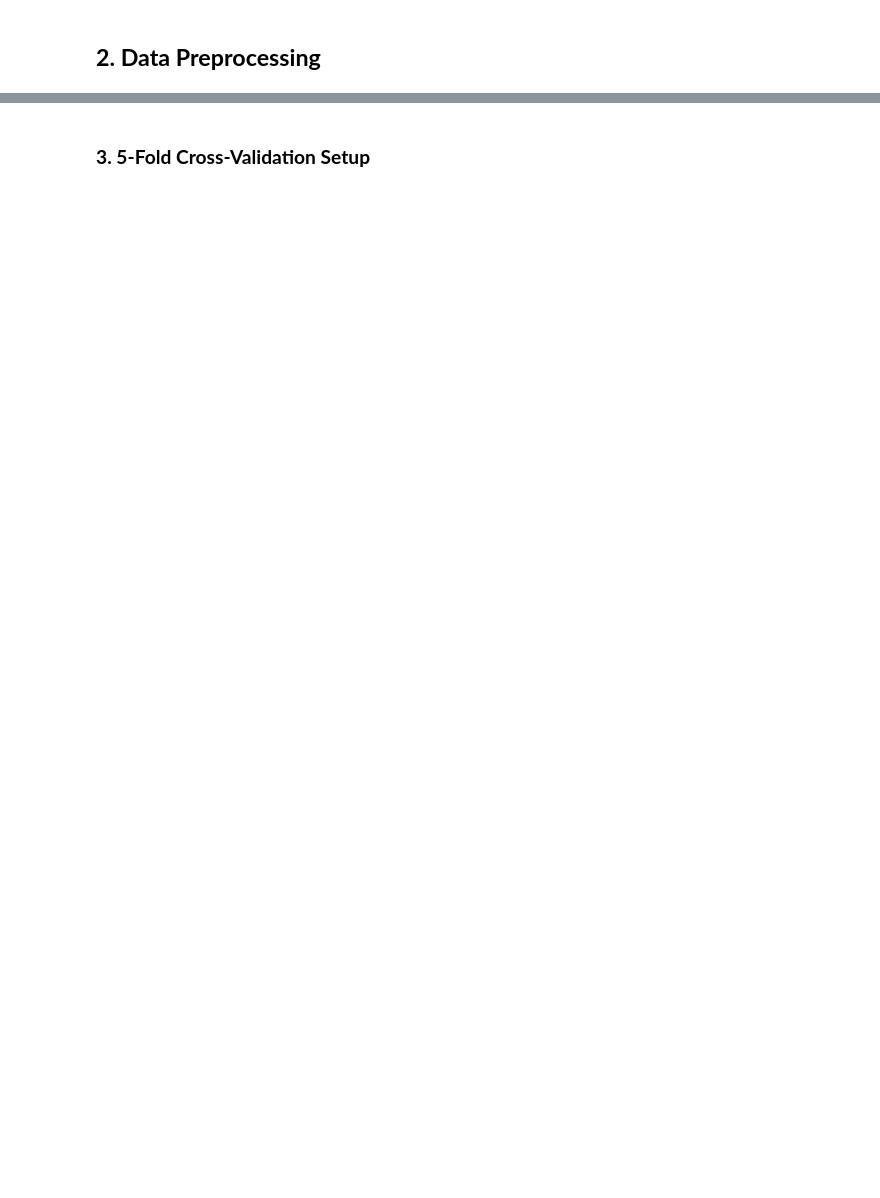
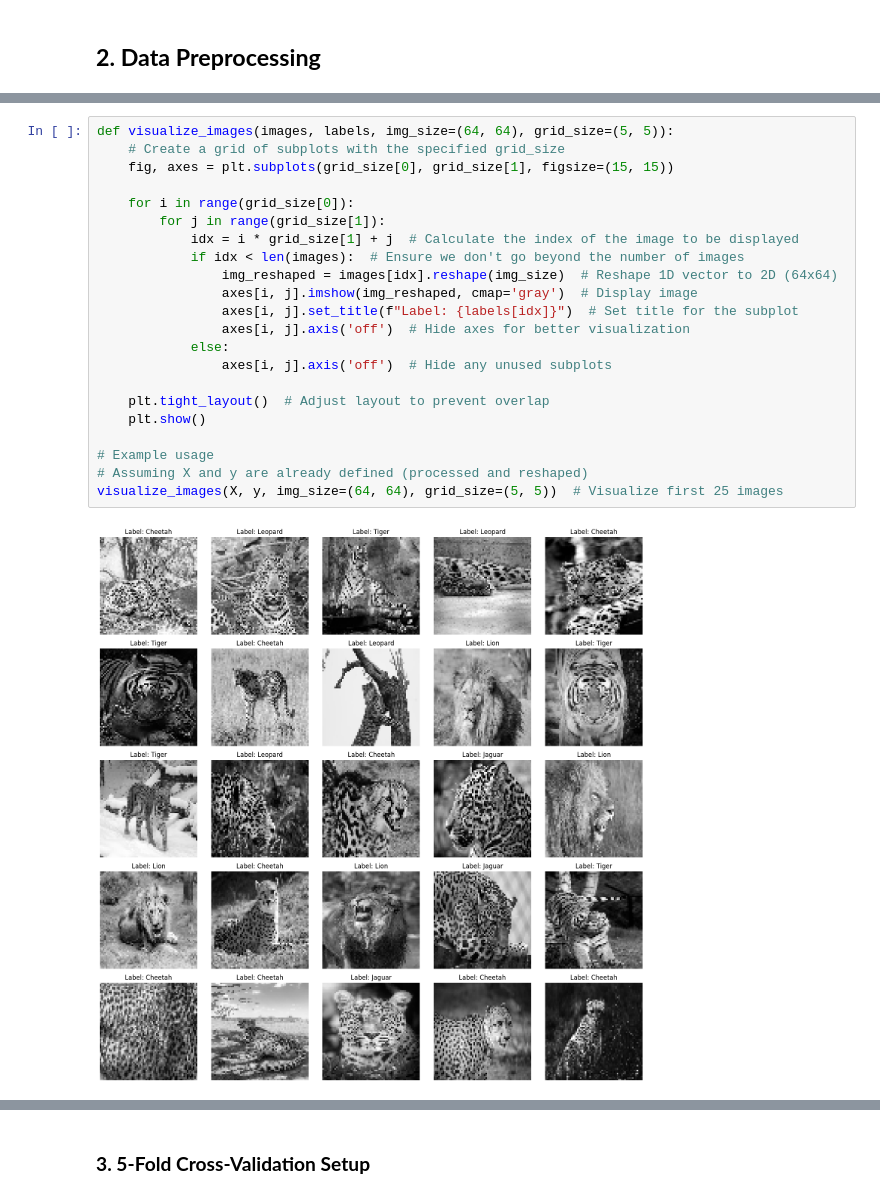
Before and after one commit to TanjiEvan/CVPR, a Jupyter notebook: MID/knn.ipynb, the cells around one changed output, grey strips where cells are left out. Drawn from its saved outputs; the diff is of its cells as text; blank space fills up the shorter version.

```diff
--- a/MID/knn.ipynb
+++ b/MID/knn.ipynb
@@ -95,0 +125,24 @@ Reshaped dataset into 170 samples with 4096 features each.
+# %%
+def visualize_images(images, labels, img_size=(64, 64), grid_size=(5, 5)):
+    # Create a grid of subplots with the specified grid_size
+    fig, axes = plt.subplots(grid_size[0], grid_size[1], figsize=(15, 15))
+
+    for i in range(grid_size[0]):
+        for j in range(grid_size[1]):
+            idx = i * grid_size[1] + j  # Calculate the index of the image to be displayed
+            if idx < len(images):  # Ensure we don't go beyond the number of images
+                img_reshaped = images[idx].reshape(img_size)  # Reshape 1D vector to 2D (64x64)
+                axes[i, j].imshow(img_reshaped, cmap='gray')  # Display image
+                axes[i, j].set_title(f"Label: {labels[idx]}")  # Set title for the subplot
+                axes[i, j].axis('off')  # Hide axes for better visualization
+            else:
+                axes[i, j].axis('off')  # Hide any unused subplots
+
+    plt.tight_layout()  # Adjust layout to prevent overlap
+    plt.show()
+
+# Example usage
+# Assuming X and y are already defined (processed and reshaped)
+visualize_images(X, y, img_size=(64, 64), grid_size=(5, 5))  # Visualize first 25 images
+# %% [output]
+[figure, added]
```
Also changed, not shown: parts of 24 cells of this notebook.
